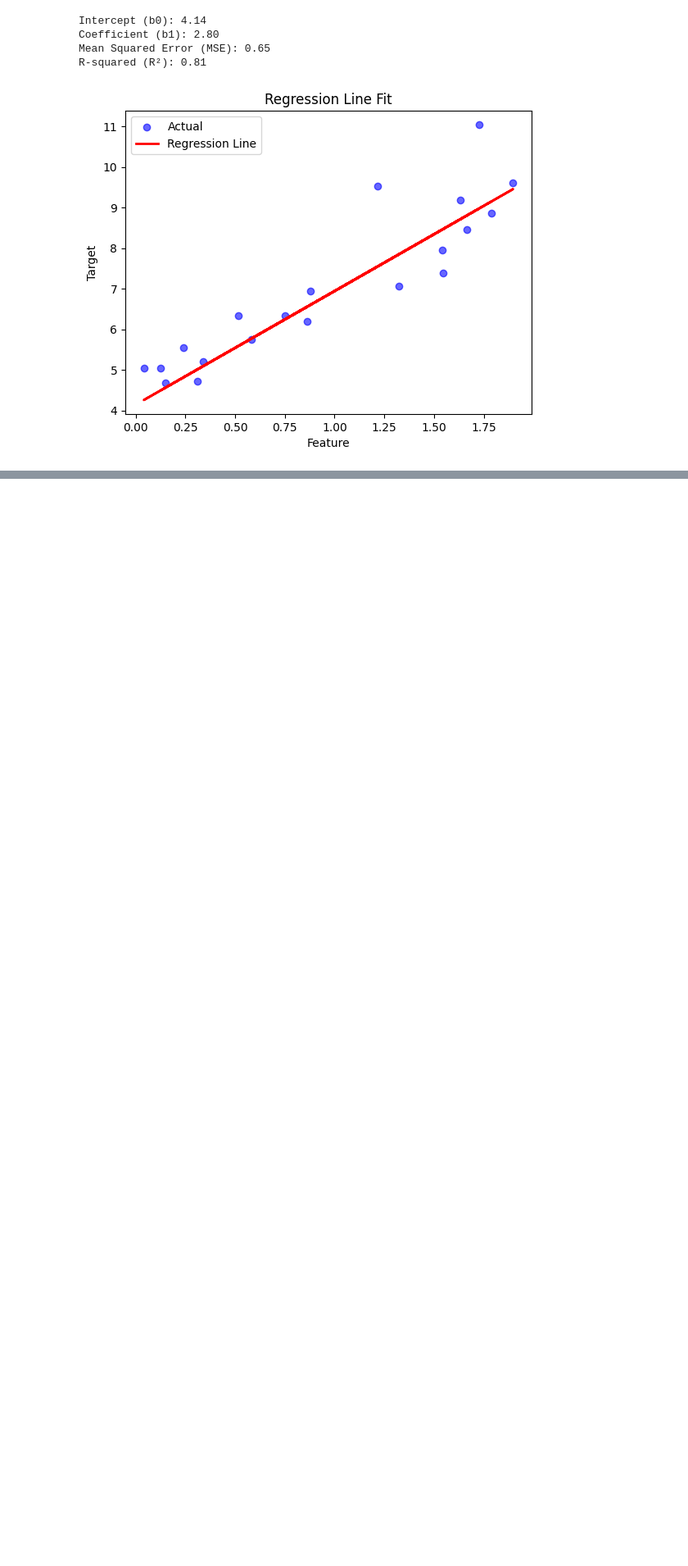
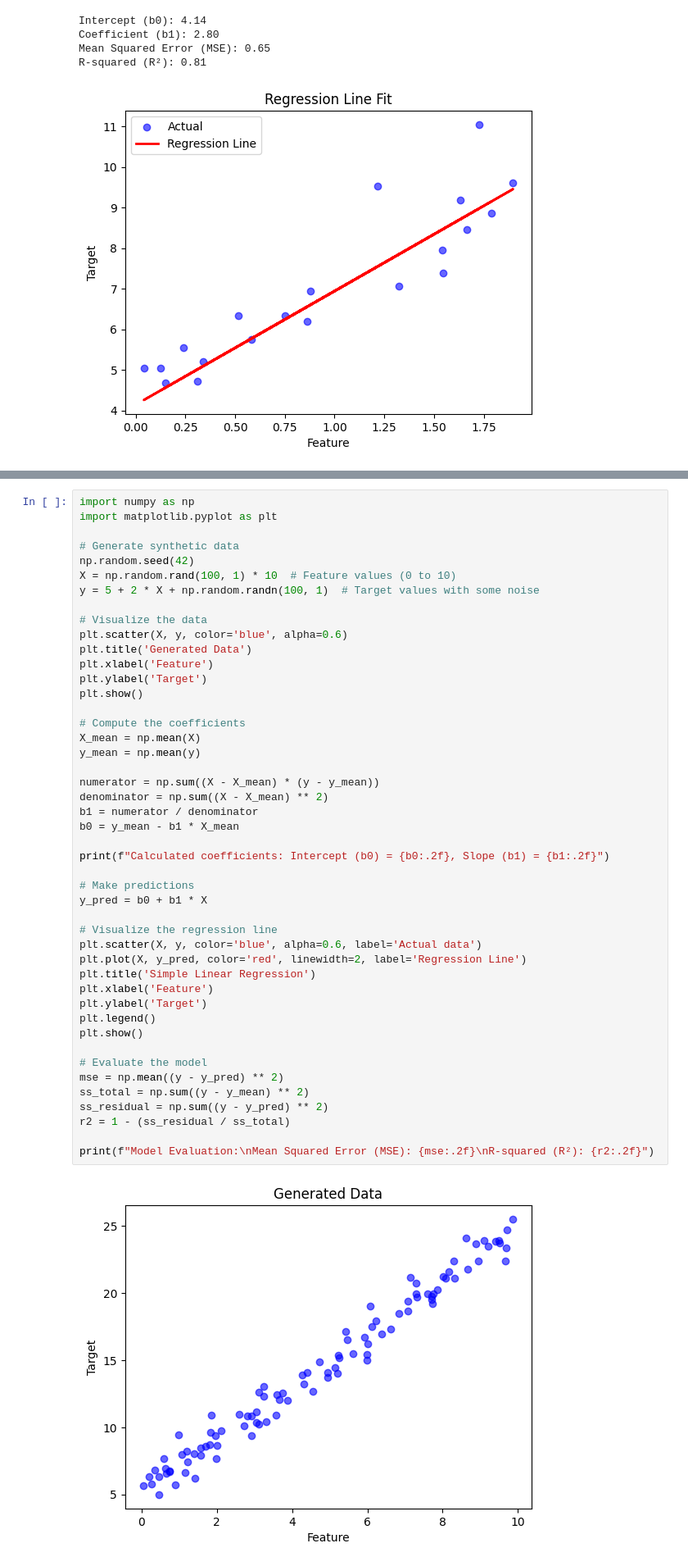
Before and after one commit to shivannadm/Data_Science_path, a Jupyter notebook: Lab_Exercise_09_Data_Science.ipynb, the cells around one changed output, grey strips where cells are left out. Shown at 82% size. Cells and saved outputs as stored; diff of their text form; blank space fills up the shorter version.

```diff
--- a/Lab_Exercise_09_Data_Science.ipynb
+++ b/Lab_Exercise_09_Data_Science.ipynb
@@ -167,0 +192,48 @@ R-squared (R²): 0.81
+# %%
+import numpy as np
+import matplotlib.pyplot as plt
+
+# Generate synthetic data
+np.random.seed(42)
+X = np.random.rand(100, 1) * 10  # Feature values (0 to 10)
+y = 5 + 2 * X + np.random.randn(100, 1)  # Target values with some noise
+
+# Visualize the data
+plt.scatter(X, y, color='blue', alpha=0.6)
+plt.title('Generated Data')
+plt.xlabel('Feature')
+plt.ylabel('Target')
+plt.show()
+
+# Compute the coefficients
+X_mean = np.mean(X)
+y_mean = np.mean(y)
+
+numerator = np.sum((X - X_mean) * (y - y_mean))
+denominator = np.sum((X - X_mean) ** 2)
+b1 = numerator / denominator
+b0 = y_mean - b1 * X_mean
+
+print(f"Calculated coefficients: Intercept (b0) = {b0:.2f}, Slope (b1) = {b1:.2f}")
+
+# Make predictions
+y_pred = b0 + b1 * X
+
+# Visualize the regression line
+plt.scatter(X, y, color='blue', alpha=0.6, label='Actual data')
+plt.plot(X, y_pred, color='red', linewidth=2, label='Regression Line')
+plt.title('Simple Linear Regression')
+plt.xlabel('Feature')
+plt.ylabel('Target')
+plt.legend()
+plt.show()
+
+# Evaluate the model
+mse = np.mean((y - y_pred) ** 2)
+ss_total = np.sum((y - y_mean) ** 2)
+ss_residual = np.sum((y - y_pred) ** 2)
+r2 = 1 - (ss_residual / ss_total)
+
+print(f"Model Evaluation:\nMean Squared Error (MSE): {mse:.2f}\nR-squared (R²): {r2:.2f}")
+# %% [output]
+[figure, added]
```
Also changed, not shown: parts of 3 cells of this notebook.
